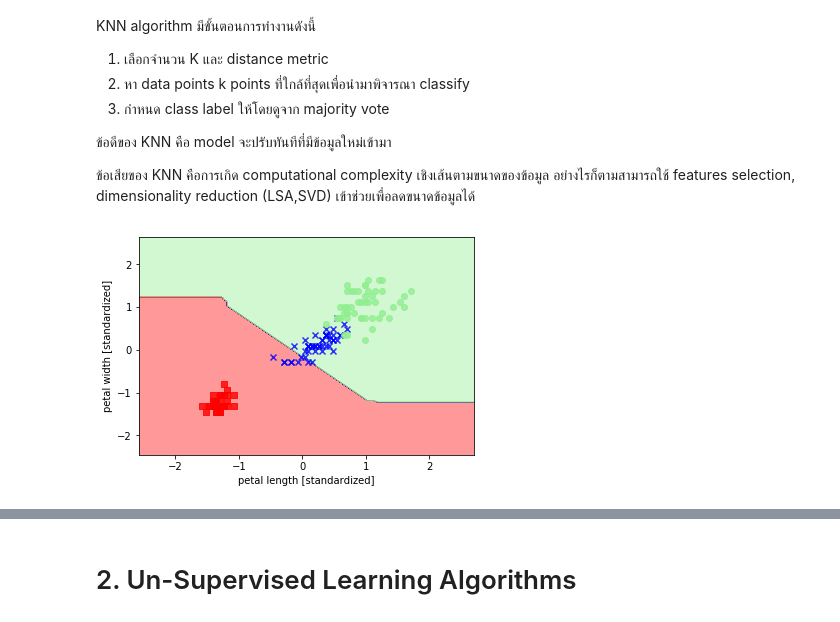
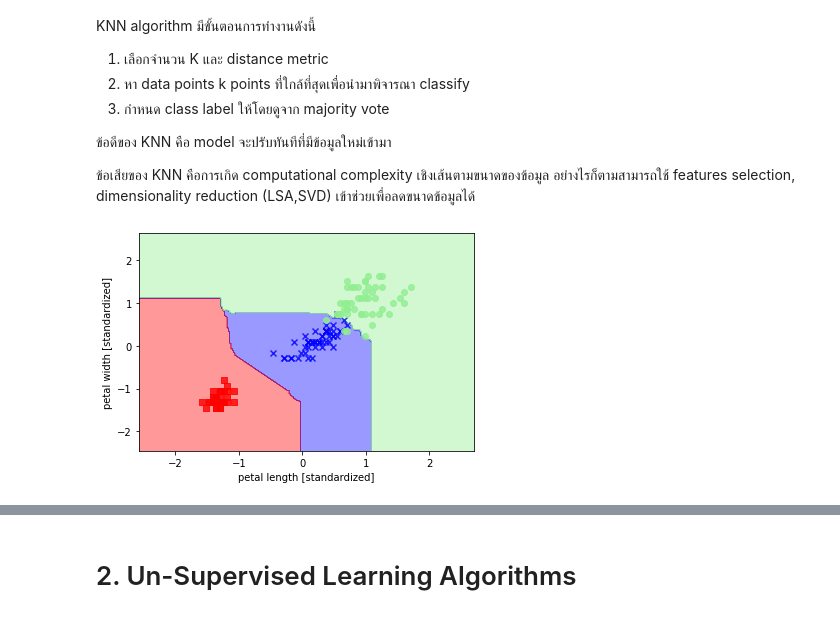
Before and after one commit to smalapet/ml_survey, a Jupyter notebook: MLSurvey.ipynb, the cells around one changed output, grey strips where cells are left out. Cells and saved outputs as stored; diff of their text form; code cells hidden in the pictures.

```diff
--- a/MLSurvey.ipynb
+++ b/MLSurvey.ipynb
@@ -312,15 +321,15 @@ KNN algorithm มีขั้นตอนการทำงานดังนี
 อย่างไรก็ตามสามารถใช้ features selection, dimensionality reduction (LSA,SVD) เข้าช่วยเพื่อลดขนาดข้อมูลได้
 # %%
 from sklearn.neighbors import KNeighborsClassifier
-knn = KNeighborsClassifier(n_neighbors=100, p=1, metric='minkowski')
+knn = KNeighborsClassifier(n_neighbors=10, p=1, metric='minkowski')
 knn.fit(X_train_std, y_train)
 plot_decision_regions(X_combined_std, y_combined,
 classifier=knn, test_idx=range(105,150))
 plt.xlabel('petal length [standardized]')
 plt.ylabel('petal width [standardized]')
 plt.show()
 # %% [output]
-[figure, old version]
+[figure, new version]
 # %% [markdown]
 ## 1.8 Dimensionality Reduction
 ### ตัวอย่างการใช้ Singular Value Decomposition (SVD) กับโจทย์ Documents Classification
```
Also changed, not shown: parts of 24 cells of this notebook.
